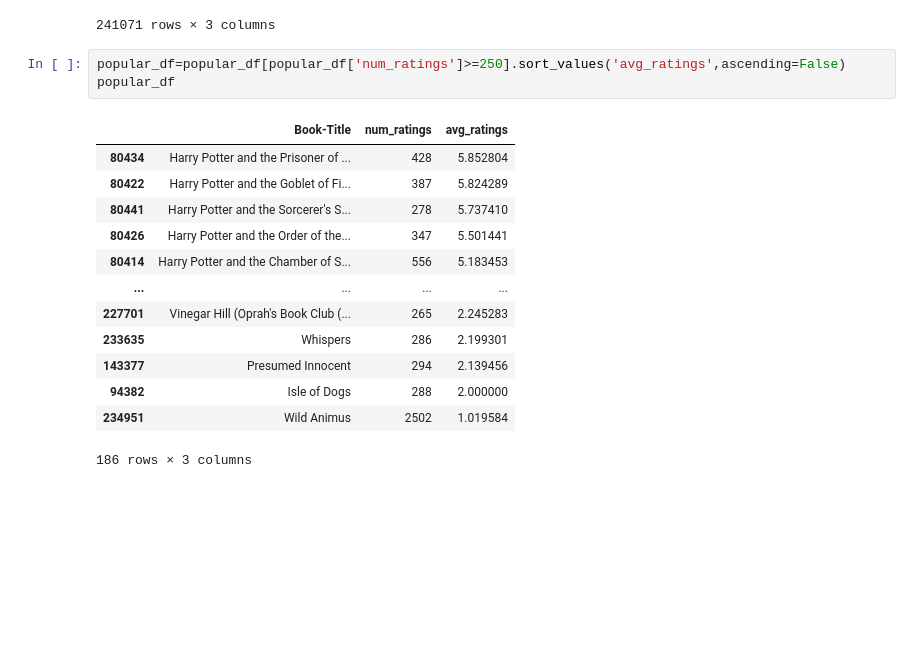
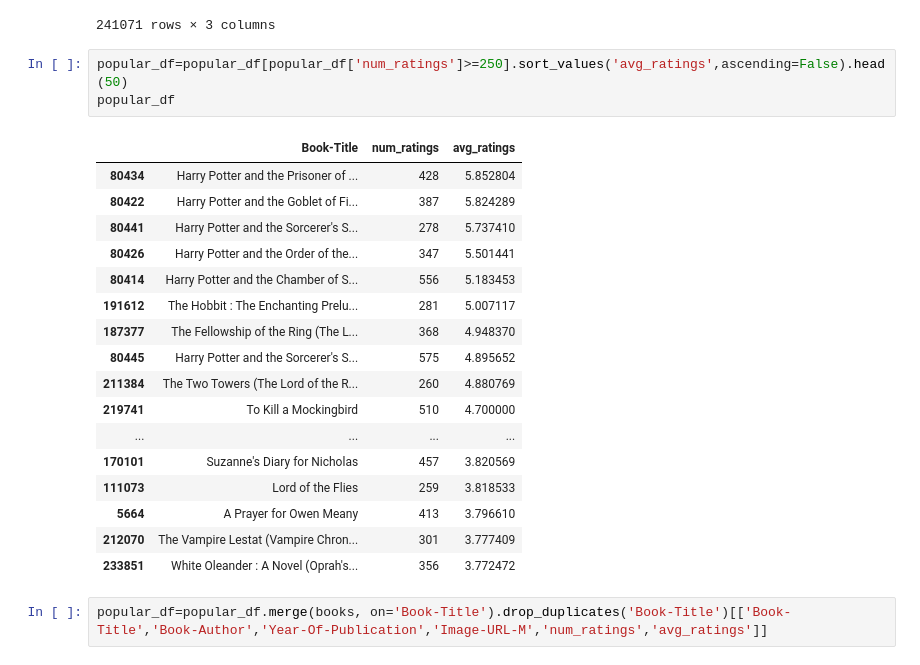
Before and after one commit to ashu741/Book_Recommendation, a Jupyter notebook: Book_Recommendation.ipynb, the cells around one changed output. Cells and saved outputs as stored; diff of their text form; blank space fills up the shorter version.

```diff
--- a/Book_Recommendation.ipynb
+++ b/Book_Recommendation.ipynb
@@ -163,19 +156,25 @@ popular_df
 | 241070 | Ã?Â?thique en toc | 2 | 4.000000 |
 241071 rows × 3 columns
 # %%
-popular_df=popular_df[popular_df['num_ratings']>=250].sort_values('avg_ratings',ascending=False)
+popular_df=popular_df[popular_df['num_ratings']>=250].sort_values('avg_ratings',ascending=False).head(50)
 popular_df
 # %% [output]
 |  | Book-Title | num_ratings | avg_ratings |
 | 80434 | Harry Potter and the Prisoner of ... | 428 | 5.852804 |
 | 80422 | Harry Potter and the Goblet of Fi... | 387 | 5.824289 |
 | 80441 | Harry Potter and the Sorcerer's S... | 278 | 5.737410 |
 | 80426 | Harry Potter and the Order of the... | 347 | 5.501441 |
 | 80414 | Harry Potter and the Chamber of S... | 556 | 5.183453 |
+| 191612 | The Hobbit : The Enchanting Prelu... | 281 | 5.007117 |
+| 187377 | The Fellowship of the Ring (The L... | 368 | 4.948370 |
+| 80445 | Harry Potter and the Sorcerer's S... | 575 | 4.895652 |
+| 211384 | The Two Towers (The Lord of the R... | 260 | 4.880769 |
+| 219741 | To Kill a Mockingbird | 510 | 4.700000 |
 | ... | ... | ... | ... |
-| 227701 | Vinegar Hill (Oprah's Book Club (... | 265 | 2.245283 |
-| 233635 | Whispers | 286 | 2.199301 |
-| 143377 | Presumed Innocent | 294 | 2.139456 |
-| 94382 | Isle of Dogs | 288 | 2.000000 |
-| 234951 | Wild Animus | 2502 | 1.019584 |
+| 170101 | Suzanne's Diary for Nicholas | 457 | 3.820569 |
+| 111073 | Lord of the Flies | 259 | 3.818533 |
+| 5664 | A Prayer for Owen Meany | 413 | 3.796610 |
+| 212070 | The Vampire Lestat (Vampire Chron... | 301 | 3.777409 |
+| 233851 | White Oleander : A Novel (Oprah's... | 356 | 3.772472 |
-186 rows × 3 columns
+# %%
+popular_df=popular_df.merge(books, on='Book-Title').drop_duplicates('Book-Title')[['Book-Title','Book-Author','Year-Of-Publication','Image-URL-M','num_ratings','avg_ratings']]
```
Also changed, not shown: parts of 25 cells of this notebook.
